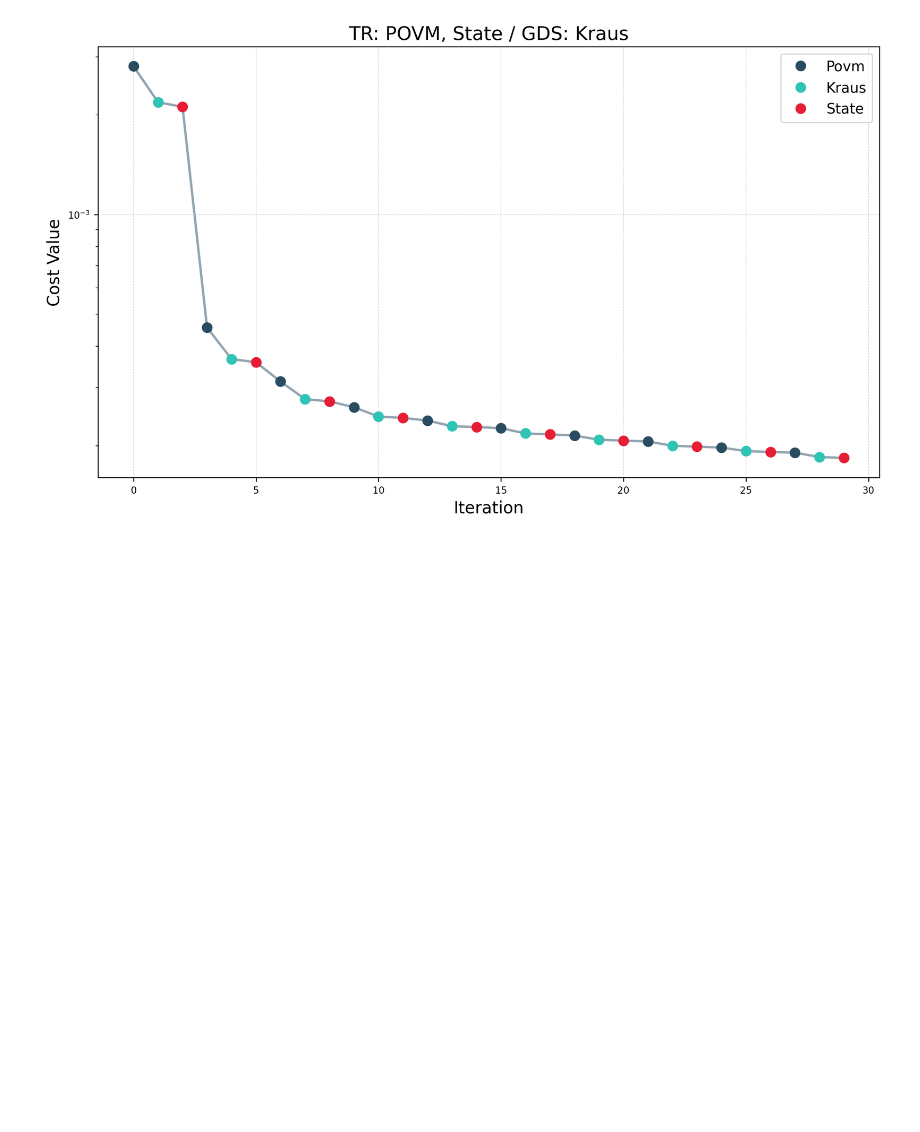
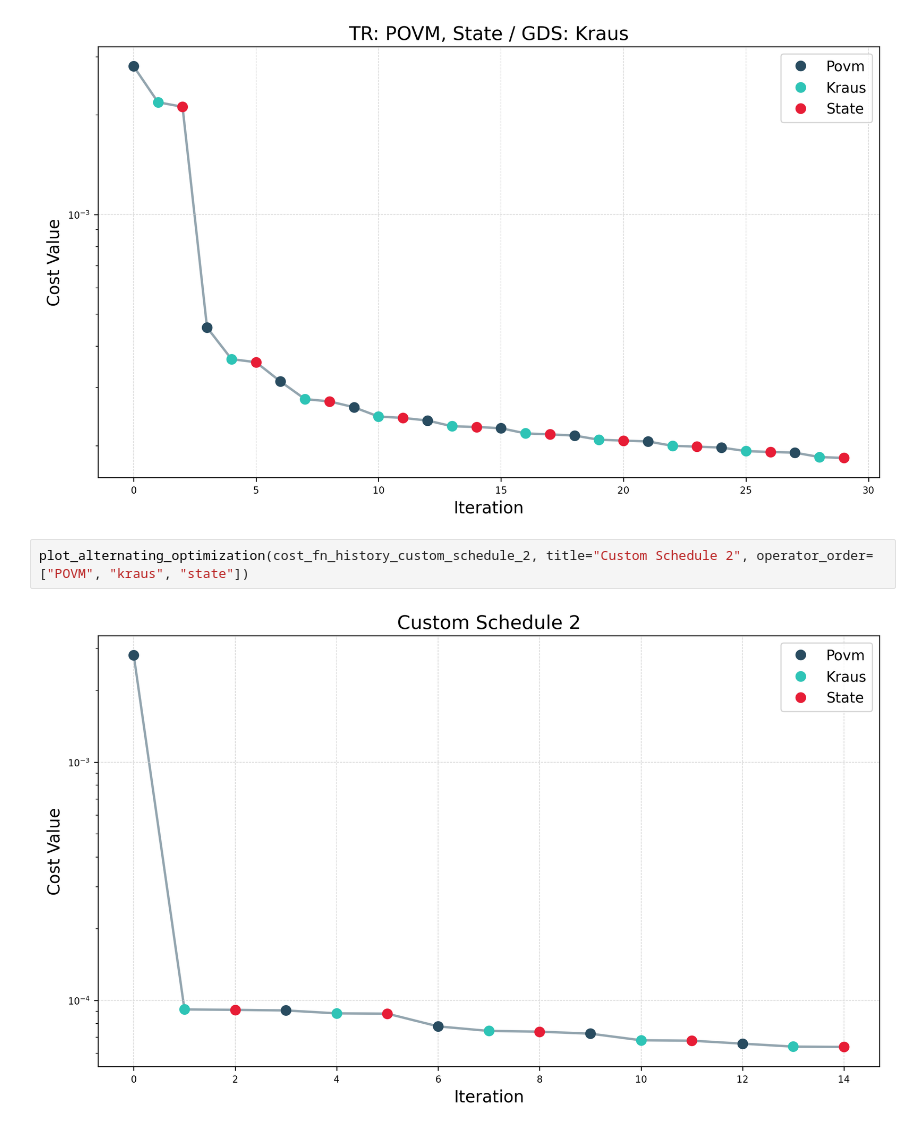
Before and after one commit to EmilianoG-byte/iqm-benchmarks, a Jupyter notebook: playground/hessian/full_trust_region_opt.ipynb, the cells around one changed output. Saved outputs shown, nothing was run; the diff lists cells and outputs as text; blank space fills up the shorter version.

```diff
--- a/playground/hessian/full_trust_region_opt.ipynb
+++ b/playground/hessian/full_trust_region_opt.ipynb
@@ -261,3 +450,7 @@ plot_alternating_optimization(cost_fn_history_all_tr, title="All Trust Region Op
 plot_alternating_optimization(cost_fn_history_kraus_gds, title="TR: POVM, State / GDS: Kraus", operator_order=["POVM", "kraus", "state"])
 # %% [output]
 [figure]
+# %%
+plot_alternating_optimization(cost_fn_history_custom_schedule_2, title="Custom Schedule 2", operator_order=["POVM", "kraus", "state"])
+# %% [output]
+[figure, added]
```
Also changed, not shown: parts of 11 cells of this notebook, 2 other files.
